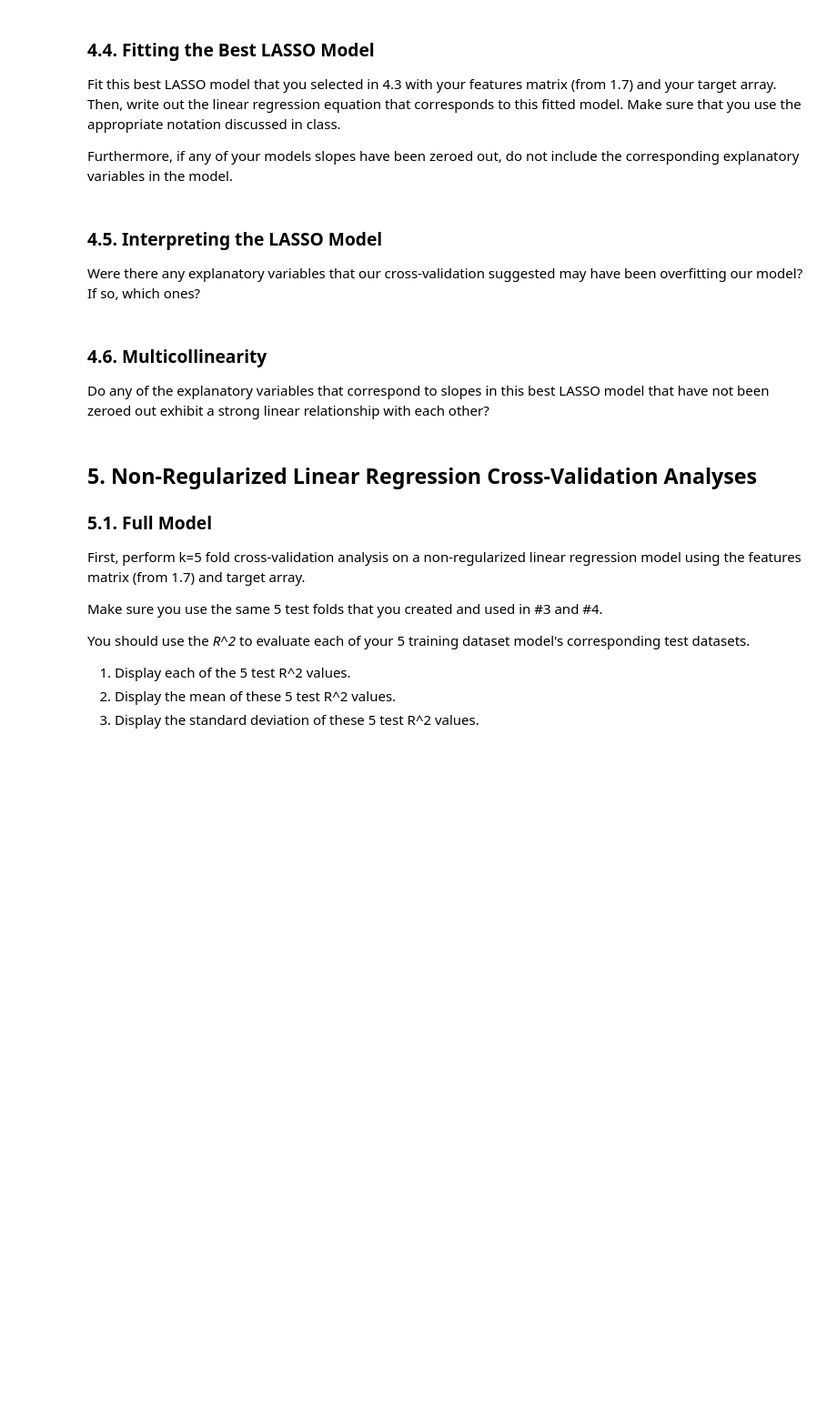
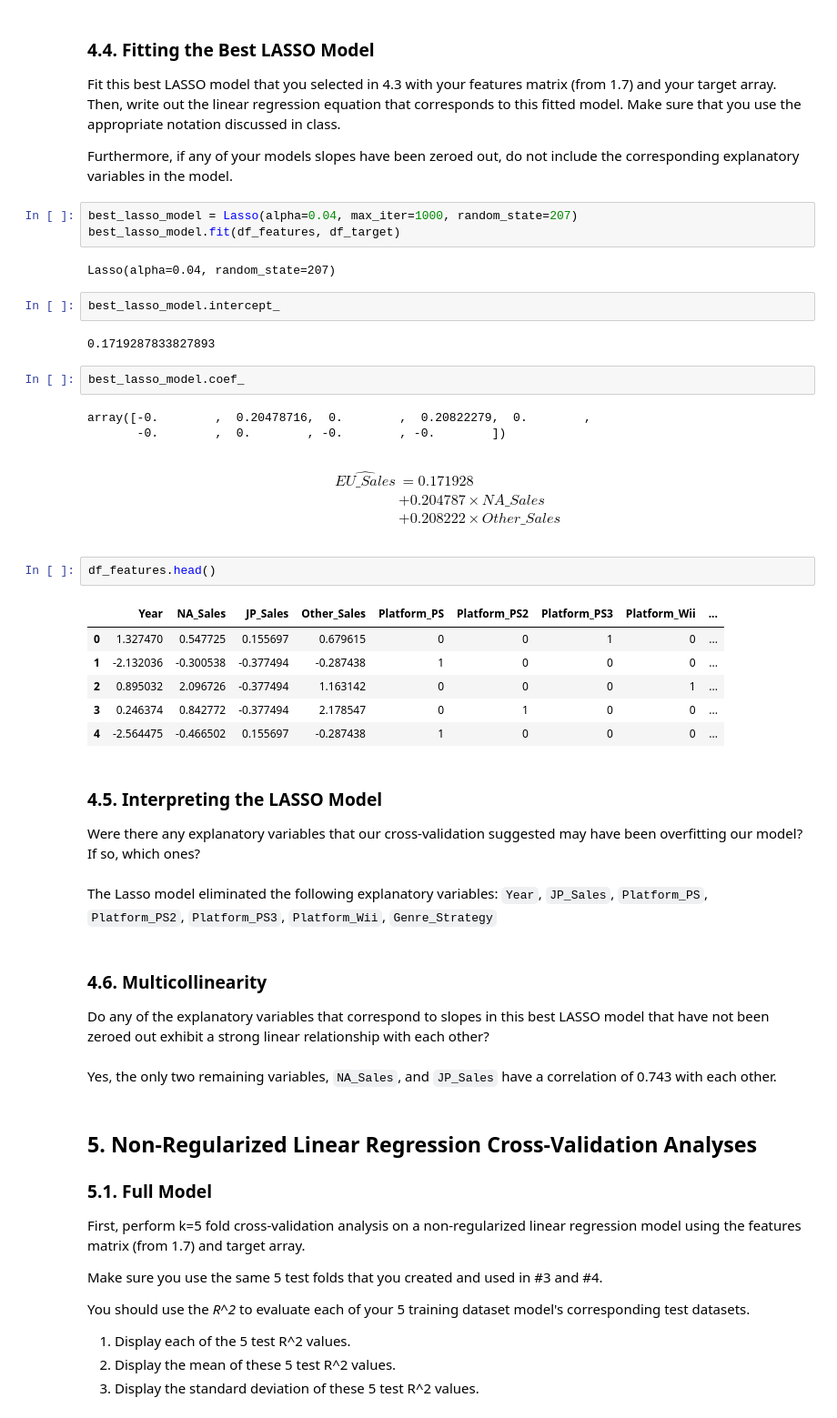
Before and after one commit to ryguy2k4/stat207, a Jupyter notebook: lab_09/lab_09_individual.ipynb, the cells around one changed output. Shown at 91% size. Saved outputs shown, nothing was run; the diff lists cells and outputs as text; blank space fills up the shorter version.

```diff
--- a/lab_09/lab_09_individual.ipynb
+++ b/lab_09/lab_09_individual.ipynb
@@ -441,15 +489,48 @@ Which of our LASSO linear regression models do you think might perform the best
 Fit this best LASSO model that you selected in 4.3 with your features matrix (from 1.7) and your target array. Then, write out the linear regression equation that corresponds to this fitted model. Make sure that you use the appropriate notation discussed in class.
 
 Furthermore, if any of your models slopes have been zeroed out, do not include the corresponding explanatory variables in the model.
+# %%
+best_lasso_model = Lasso(alpha=0.04, max_iter=1000, random_state=207)
+best_lasso_model.fit(df_features, df_target)
+# %% [output]
+Lasso(alpha=0.04, random_state=207)
+# %%
+best_lasso_model.intercept_
+# %% [output]
+0.1719287833827893
+# %%
+best_lasso_model.coef_
+# %% [output]
+array([-0.        ,  0.20478716,  0.        ,  0.20822279,  0.        ,
+       -0.        ,  0.        , -0.        , -0.        ])
+# %% [markdown]
+\begin{align*}
+\widehat{EU\_Sales} &= 0.171928 \\
+&+ 0.204787 \times NA\_Sales \\
+&+ 0.208222 \times Other\_Sales \\
+\end{align*}
+# %%
+df_features.head()
+# %% [output]
+|  | Year | NA_Sales | JP_Sales | Other_Sales | Platform_PS | Platform_PS2 | Platform_PS3 | Platform_Wii | ... |
+| 0 | 1.327470 | 0.547725 | 0.155697 | 0.679615 | 0 | 0 | 1 | 0 | ... |
+| 1 | -2.132036 | -0.300538 | -0.377494 | -0.287438 | 1 | 0 | 0 | 0 | ... |
+| 2 | 0.895032 | 2.096726 | -0.377494 | 1.163142 | 0 | 0 | 0 | 1 | ... |
+| 3 | 0.246374 | 0.842772 | -0.377494 | 2.178547 | 0 | 1 | 0 | 0 | ... |
+| 4 | -2.564475 | -0.466502 | 0.155697 | -0.287438 | 1 | 0 | 0 | 0 | ... |
 # %% [markdown]
 ### 4.5. Interpreting the LASSO Model
 
 
 Were there any explanatory variables that our cross-validation suggested may have been overfitting our model? If so, which ones?
+# %% [markdown]
+The Lasso model eliminated the following explanatory variables: `Year`, `JP_Sales`, `Platform_PS`, `Platform_PS2`, `Platform_PS3`, `Platform_Wii`, `Genre_Strategy`
 # %% [markdown]
 ### 4.6. Multicollinearity
 
 Do any of the explanatory variables that correspond to slopes in this best LASSO model that have not been zeroed out exhibit a strong linear relationship with each other?
+# %% [markdown]
+Yes, the only two remaining variables, `NA_Sales`, and `JP_Sales` have a correlation of 0.743 with each other.
 # %% [markdown]
 ## 5. Non-Regularized Linear Regression Cross-Validation Analyses
 
```
Also changed, not shown: parts of 24 cells of this notebook.
